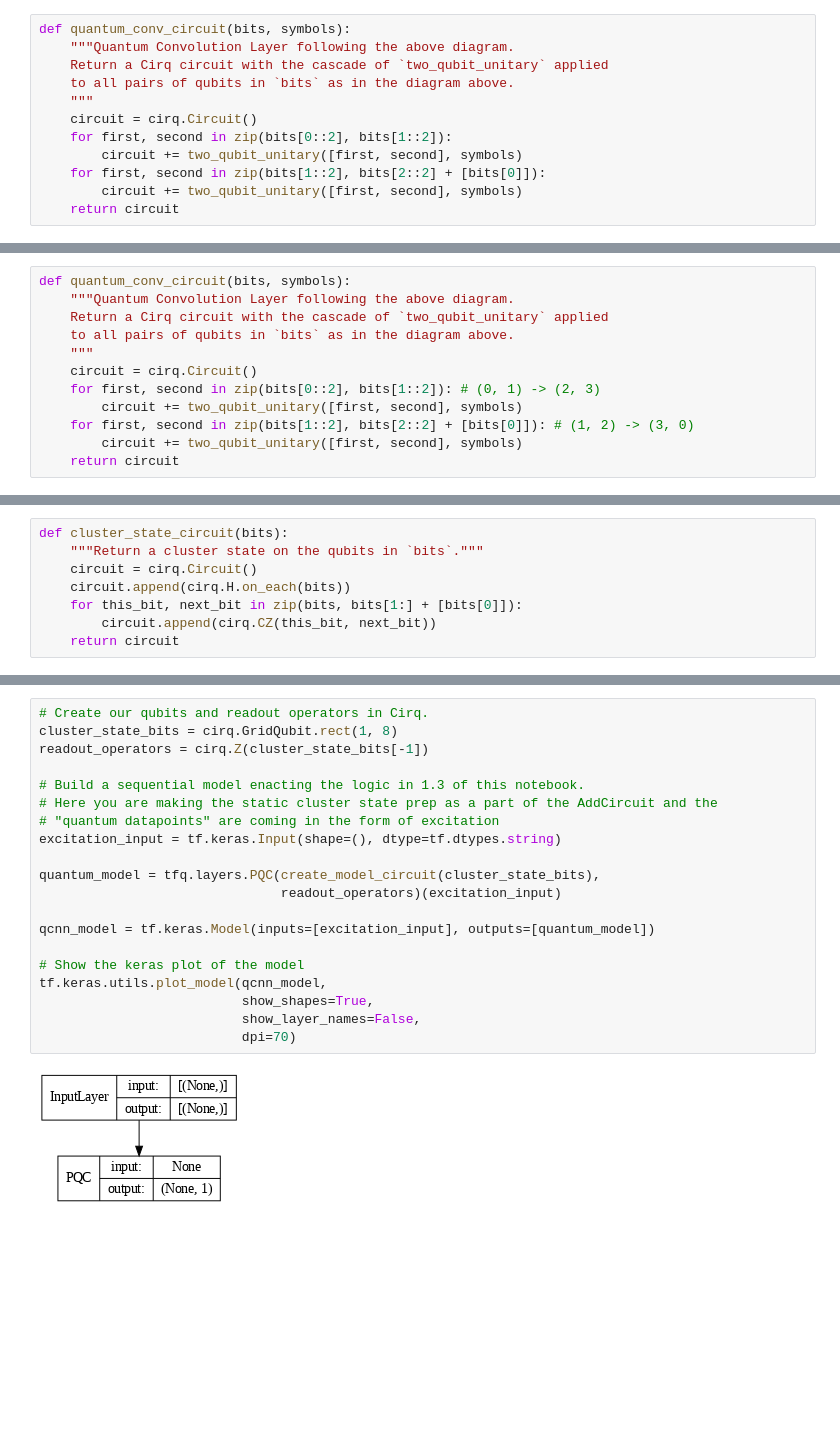
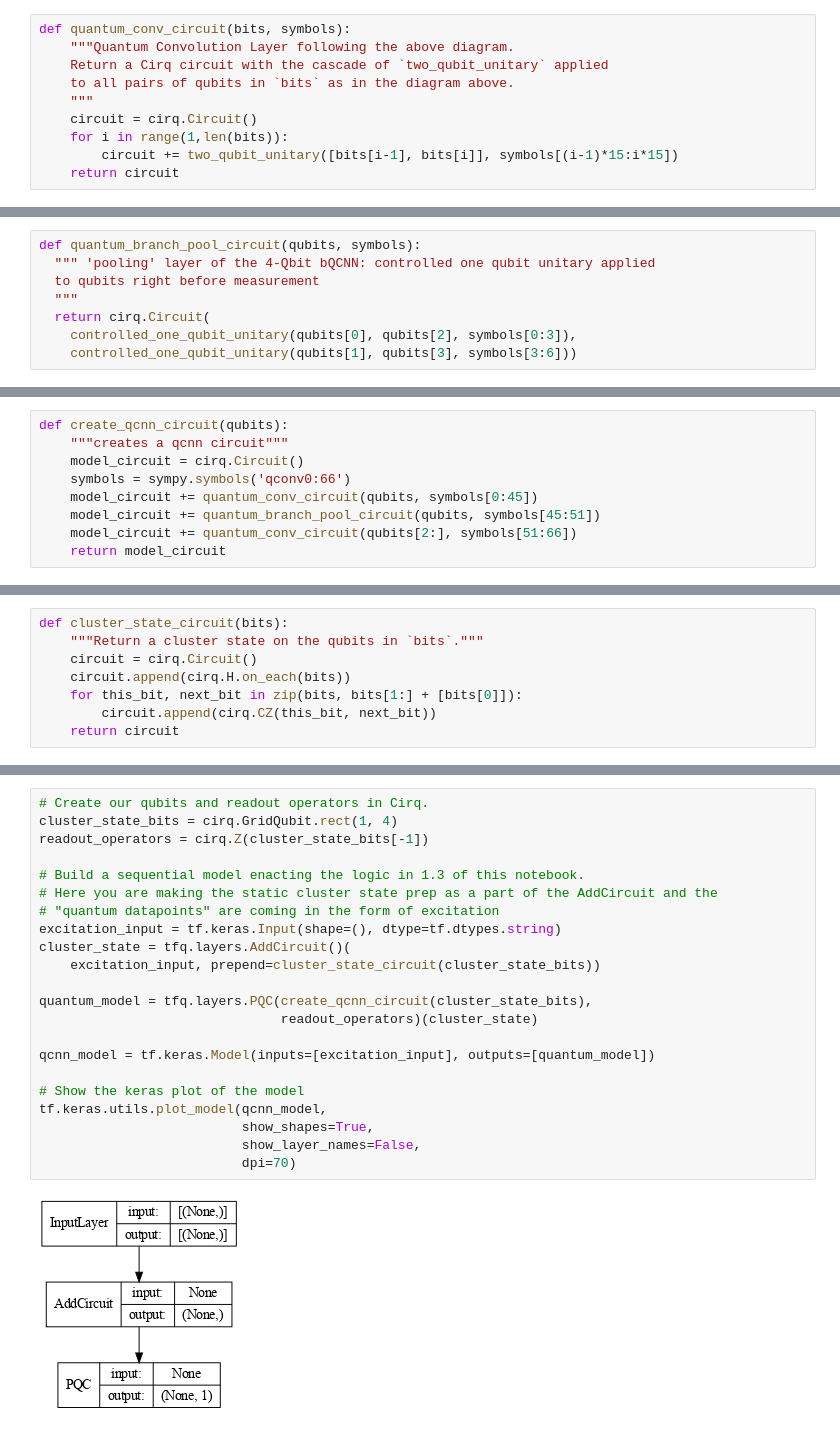
Before and after one commit to stellaw1/400q-project, a Jupyter notebook: 400q_project.ipynb, the cells around one changed output, grey strips where cells are left out. Drawn from its saved outputs; the diff is of its cells as text; blank space fills up the shorter version.

```diff
--- a/400q_project.ipynb
+++ b/400q_project.ipynb
@@ -109,10 +164,8 @@ def quantum_conv_circuit(bits, symbols):
     to all pairs of qubits in `bits` as in the diagram above.
     """
     circuit = cirq.Circuit()
-    for first, second in zip(bits[0::2], bits[1::2]):
-        circuit += two_qubit_unitary([first, second], symbols)
-    for first, second in zip(bits[1::2], bits[2::2] + [bits[0]]):
-        circuit += two_qubit_unitary([first, second], symbols)
+    for i in range(1,len(bits)):
+        circuit += two_qubit_unitary([bits[i-1], bits[i]], symbols[(i-1)*15:i*15])
     return circuit
 # %%
 SVGCircuit(
@@ -139,13 +175,9 @@ WARNING:matplotlib.font_manager:findfont: Font family 'Arial' not found.
-# %%
-def quantum_conv_circuit(bits, symbols):
-    """Quantum Convolution Layer following the above diagram.
-    Return a Cirq circuit with the cascade of `two_qubit_unitary` applied
-    to all pairs of qubits in `bits` as in the diagram above.
-    """
-    circuit = cirq.Circuit()
-    for first, second in zip(bits[0::2], bits[1::2]): # (0, 1) -> (2, 3)
-        circuit += two_qubit_unitary([first, second], symbols)
-    for first, second in zip(bits[1::2], bits[2::2] + [bits[0]]): # (1, 2) -> (3, 0)
-        circuit += two_qubit_unitary([first, second], symbols)
-    return circuit
+# %%
+def quantum_branch_pool_circuit(qubits, symbols):
+  """ 'pooling' layer of the 4-Qbit bQCNN: controlled one qubit unitary applied
+  to qubits right before measurement
+  """
+  return cirq.Circuit(
+    controlled_one_qubit_unitary(qubits[0], qubits[2], symbols[0:3]),
+    controlled_one_qubit_unitary(qubits[1], qubits[3], symbols[3:6]))
 # %%
@@ -224,0 +233,9 @@ WARNING:matplotlib.font_manager:findfont: Font family 'Arial' not found.
+# %%
+def create_qcnn_circuit(qubits):
+    """creates a qcnn circuit"""
+    model_circuit = cirq.Circuit()
+    symbols = sympy.symbols('qconv0:66')
+    model_circuit += quantum_conv_circuit(qubits, symbols[0:45])
+    model_circuit += quantum_branch_pool_circuit(qubits, symbols[45:51])
+    model_circuit += quantum_conv_circuit(qubits[2:], symbols[51:66])
+    return model_circuit
@@ -247,22 +275,24 @@ def create_model_circuit(qubits):
 # %%
 # Create our qubits and readout operators in Cirq.
-cluster_state_bits = cirq.GridQubit.rect(1, 8)
+cluster_state_bits = cirq.GridQubit.rect(1, 4)
 readout_operators = cirq.Z(cluster_state_bits[-1])
 
 # Build a sequential model enacting the logic in 1.3 of this notebook.
 # Here you are making the static cluster state prep as a part of the AddCircuit and the
 # "quantum datapoints" are coming in the form of excitation
 excitation_input = tf.keras.Input(shape=(), dtype=tf.dtypes.string)
+cluster_state = tfq.layers.AddCircuit()(
+    excitation_input, prepend=cluster_state_circuit(cluster_state_bits))
 
-quantum_model = tfq.layers.PQC(create_model_circuit(cluster_state_bits),
-                               readout_operators)(excitation_input)
+quantum_model = tfq.layers.PQC(create_qcnn_circuit(cluster_state_bits),
+                               readout_operators)(cluster_state)
 
 qcnn_model = tf.keras.Model(inputs=[excitation_input], outputs=[quantum_model])
 
 # Show the keras plot of the model
 tf.keras.utils.plot_model(qcnn_model,
                           show_shapes=True,
                           show_layer_names=False,
                           dpi=70)
 # %% [output]
-[figure, old version]
+[figure, new version]
```
Also changed, not shown: parts of 30 cells of this notebook.
